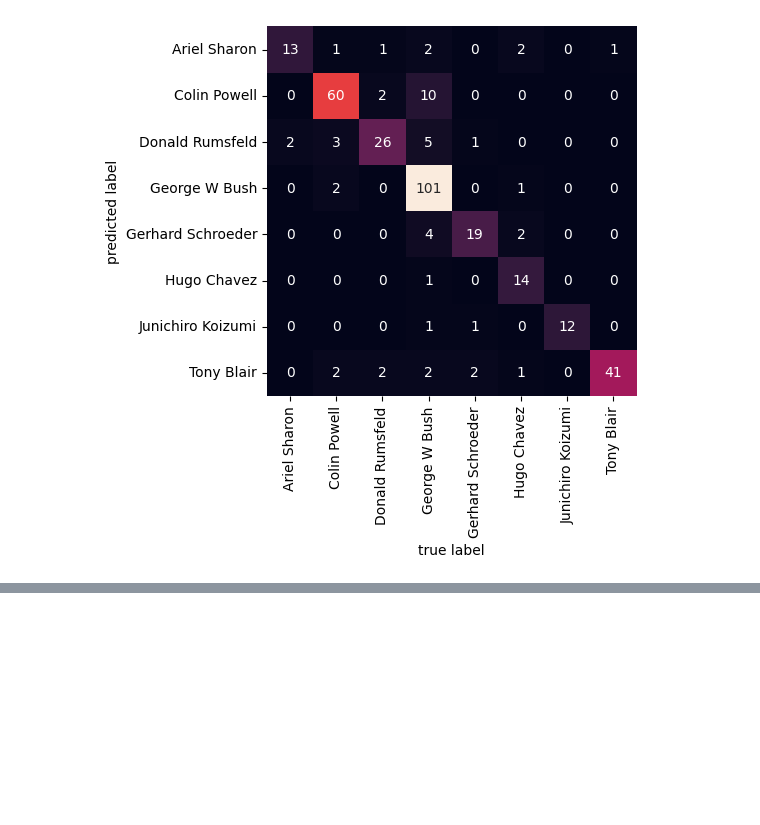
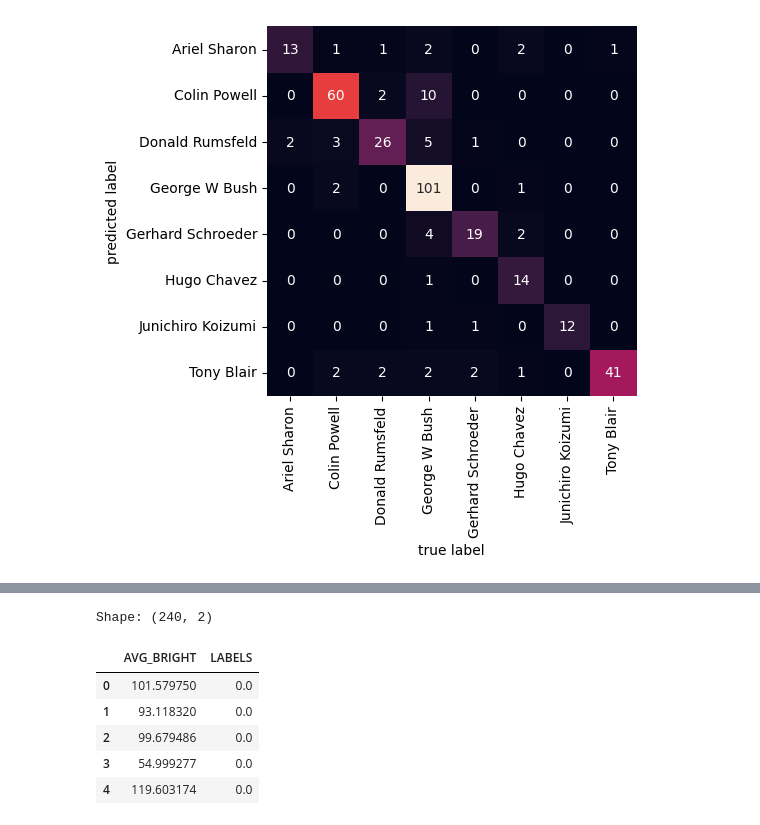
Before and after one commit to AlfredaDhaifullah04/Pembelajaran_Mesin_2026, a Jupyter notebook: TG9_JS11_Alfreda.ipynb, the cells around one changed output, grey strips where cells are left out. Saved outputs shown, nothing was run; the diff lists cells and outputs as text; code cells hidden in the pictures; blank space fills up the shorter version.

```diff
--- a/TG9_JS11_Alfreda.ipynb
+++ b/TG9_JS11_Alfreda.ipynb
@@ -371,0 +466,6 @@ Text(113.92222222222219, 0.5, 'predicted label')
+# %%
+	def standarized_input(image):
+	    # resize to w: 1100, h:600
+	    std_img = cv2.resize(image, (1100,600))
+
+	    return std_img
@@ -371,0 +626,13 @@ Text(113.92222222222219, 0.5, 'predicted label')
+# %%
+	# Extract feature on train data
+	train_avg_img = extract_avg_bright_feature(train_std_img_list)
+	print(f'Shape: {train_avg_img.shape}')
+	train_avg_img.head()
+# %% [output]
+Shape: (240, 2)
+|  | AVG_BRIGHT | LABELS |
+| 0 | 101.579750 | 0.0 |
+| 1 | 93.118320 | 0.0 |
+| 2 | 99.679486 | 0.0 |
+| 3 | 54.999277 | 0.0 |
+| 4 | 119.603174 | 0.0 |
```
Also changed, not shown: parts of 29 cells of this notebook.
